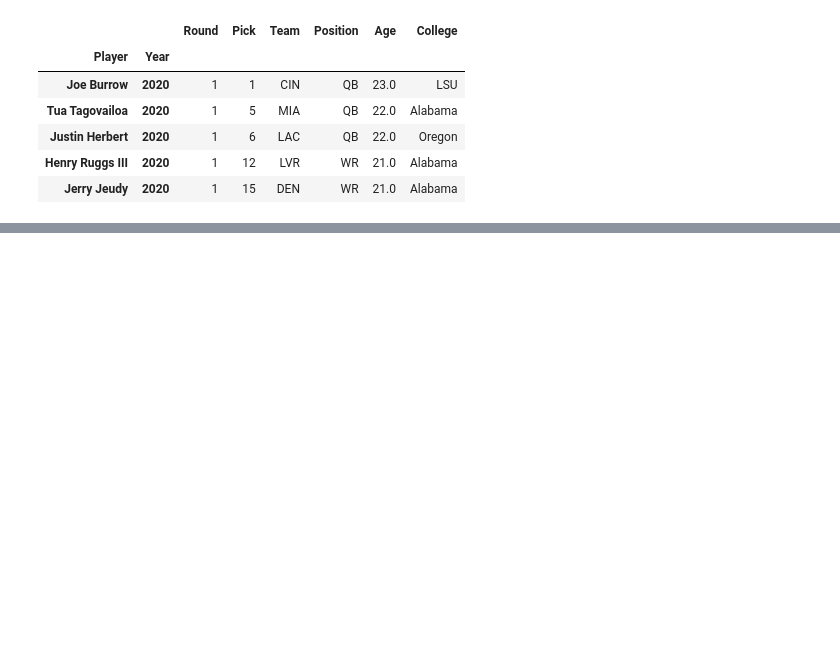
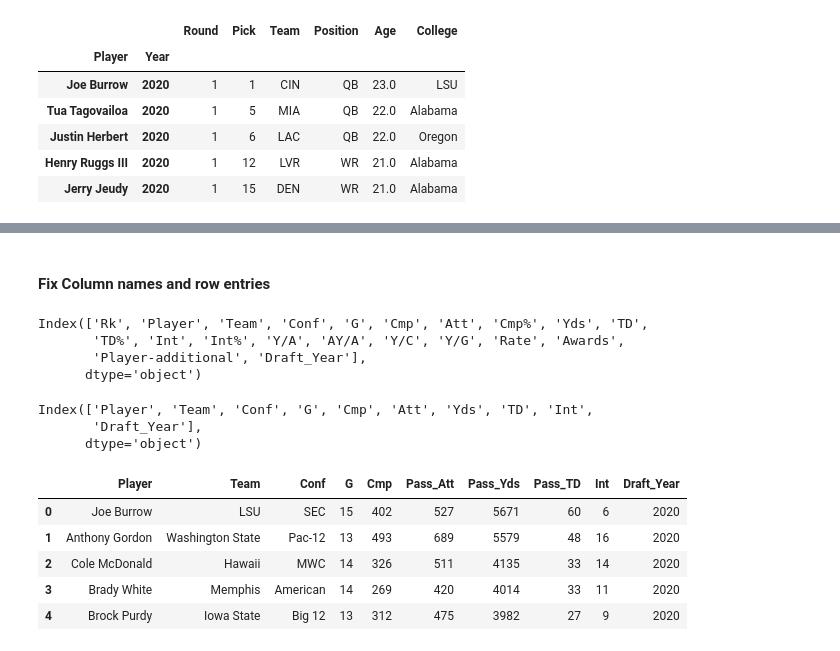
Before and after one commit to TrevBunch/DS-340W-Project, a Jupyter notebook: clean_rookies.ipynb, the cells around one changed output, grey strips where cells are left out. Saved outputs shown, nothing was run; the diff lists cells and outputs as text; code cells hidden in the pictures; blank space fills up the shorter version.

```diff
--- a/clean_rookies.ipynb
+++ b/clean_rookies.ipynb
@@ -100,0 +153,34 @@ drafts_raw.head()
+# %% [markdown]
+#### Fix Column names and row entries
+# %%
+# check column names for passing
+passing_raw.columns
+# %% [output]
+Index(['Rk', 'Player', 'Team', 'Conf', 'G', 'Cmp', 'Att', 'Cmp%', 'Yds', 'TD',
+       'TD%', 'Int', 'Int%', 'Y/A', 'AY/A', 'Y/C', 'Y/G', 'Rate', 'Awards',
+       'Player-additional', 'Draft_Year'],
+      dtype='object')
+# %%
+#remove some columns for passing
+passing_raw = passing_raw.drop(columns = ["Rk","Cmp%","TD%","Y/A","AY/A","Y/C","Y/G","Rate","Awards","Player-additional","Int%"])
+passing_raw.columns
+# %% [output]
+Index(['Player', 'Team', 'Conf', 'G', 'Cmp', 'Att', 'Yds', 'TD', 'Int',
+       'Draft_Year'],
+      dtype='object')
+# %%
+#rename some columns for passing
+passing_raw = passing_raw.rename(columns={"Att": "Pass_Att",
+                                          "Yds": "Pass_Yds",
+                                            "TD": "Pass_TD"})
+
+# strip * from player names
+passing_raw['Player'] = passing_raw['Player'].str.replace(r'[\*\+]', '', regex=True)
+passing_raw.head()
+# %% [output]
+|  | Player | Team | Conf | G | Cmp | Pass_Att | Pass_Yds | Pass_TD | Int | Draft_Year |
+| 0 | Joe Burrow | LSU | SEC | 15 | 402 | 527 | 5671 | 60 | 6 | 2020 |
+| 1 | Anthony Gordon | Washington State | Pac-12 | 13 | 493 | 689 | 5579 | 48 | 16 | 2020 |
+| 2 | Cole McDonald | Hawaii | MWC | 14 | 326 | 511 | 4135 | 33 | 14 | 2020 |
+| 3 | Brady White | Memphis | American | 14 | 269 | 420 | 4014 | 33 | 11 | 2020 |
+| 4 | Brock Purdy | Iowa State | Big 12 | 13 | 312 | 475 | 3982 | 27 | 9 | 2020 |
```
Also changed, not shown: parts of 13 cells of this notebook, 1 other file.
